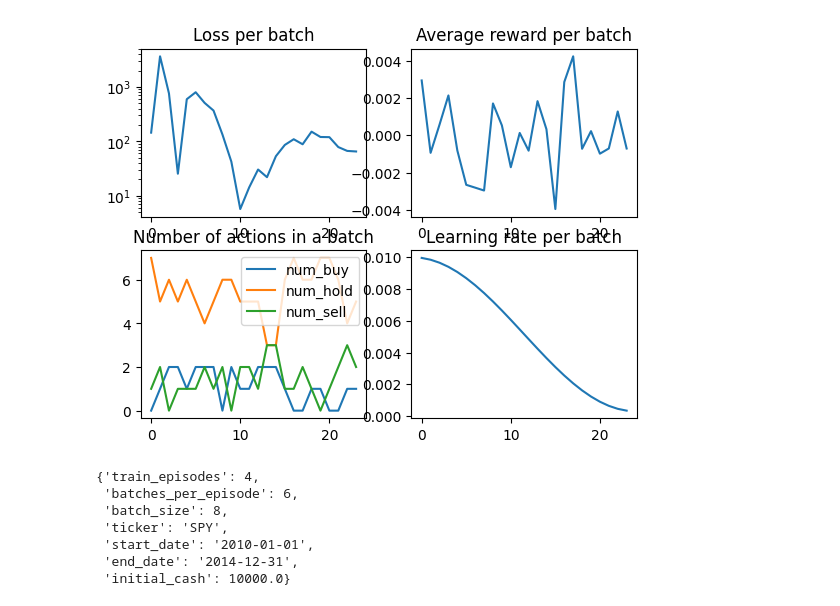
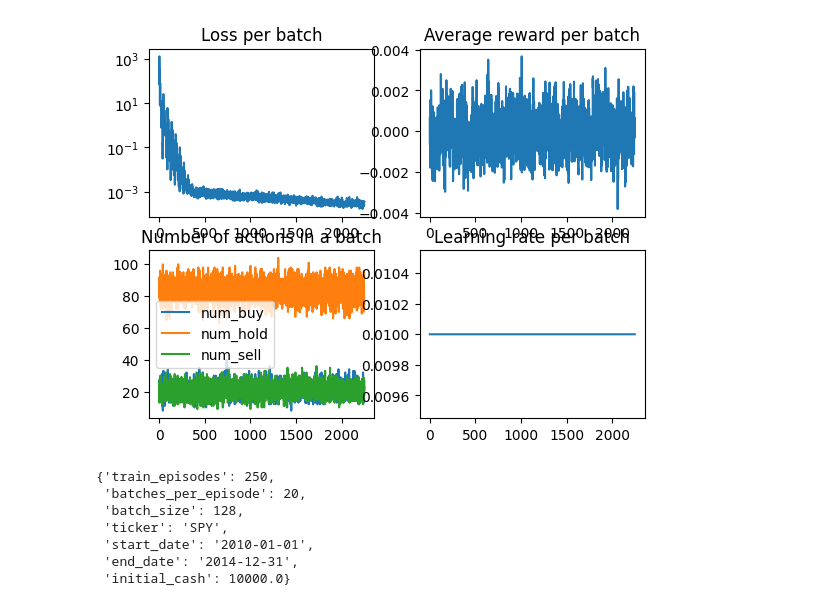
Before and after one commit to seungpyo/stock_prediction, a Jupyter notebook: rl/plot_helper.ipynb, the cells around one changed output. Saved outputs shown, nothing was run; the diff lists cells and outputs as text; code cells hidden in the pictures.

```diff
--- a/rl/plot_helper.ipynb
+++ b/rl/plot_helper.ipynb
@@ -1,17 +1,18 @@
 # %%
 import os
-train_record_path = os.path.join("..", "logs", "20231015-132531.json")
+train_record_filename = "20231015-181025.json"
+train_record_path = os.path.join("..", "logs", train_record_filename)
 from record import TrainRecord
 from dqn_v1 import DQNTrainConfig
 record = TrainRecord.load(train_record_path)
 
 record.plot()
 record.metadata
 # %% [output]
-[figure, old version]
+[figure, new version]
-{'train_episodes': 4,
- 'batches_per_episode': 6,
- 'batch_size': 8,
+{'train_episodes': 250,
+ 'batches_per_episode': 20,
+ 'batch_size': 128,
  'ticker': 'SPY',
  'start_date': '2010-01-01',
  'end_date': '2014-12-31',
```
Also changed, not shown: 5 other files.
